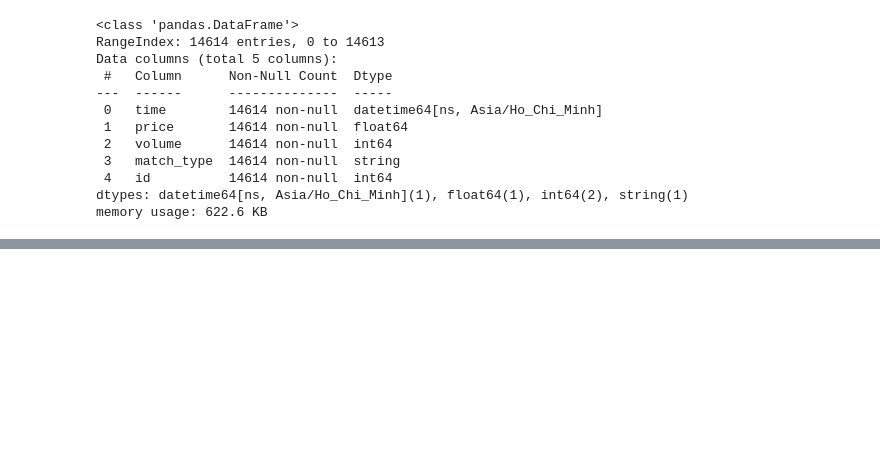
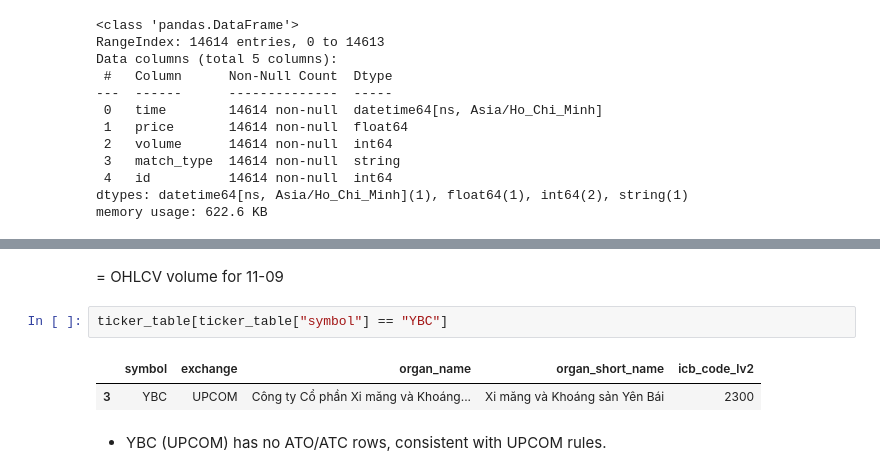
Before and after one commit to DanhHoangLongDuong/Vietnam-stock-market-pipeline, a Jupyter notebook: notebooks/explore.ipynb, the cells around one changed output, grey strips where cells are left out. Cells and saved outputs as stored; diff of their text form; blank space fills up the shorter version.

```diff
--- a/notebooks/explore.ipynb
+++ b/notebooks/explore.ipynb
@@ -441,0 +475,9 @@ memory usage: 622.6 KB
+# %% [markdown]
+= OHLCV volume for 11-09
+# %%
+ticker_table[ticker_table["symbol"] == "YBC"]
+# %% [output]
+|  | symbol | exchange | organ_name | organ_short_name | icb_code_lv2 |
+| 3 | YBC | UPCOM | Công ty Cổ phần Xi măng và Khoáng... | Xi măng và Khoáng sản Yên Bái | 2300 |
+# %% [markdown]
+- YBC (UPCOM) has no ATO/ATC rows, consistent with UPCOM rules.
```
Also changed, not shown: parts of 18 cells of this notebook.
